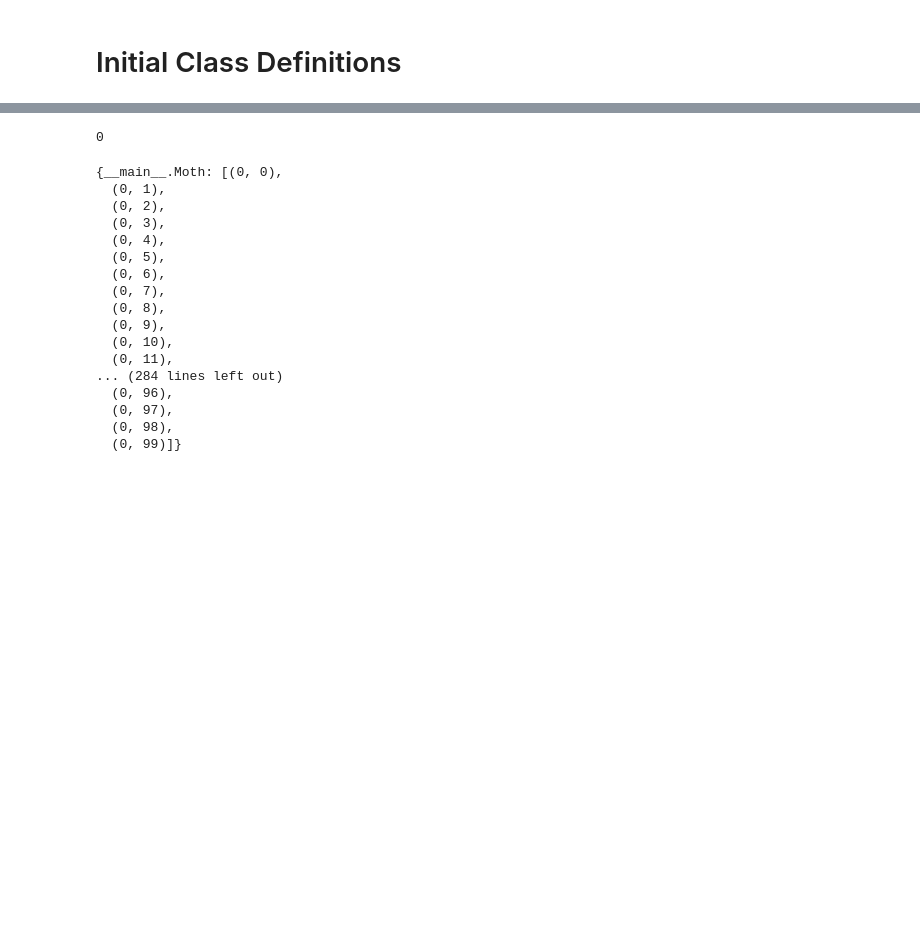
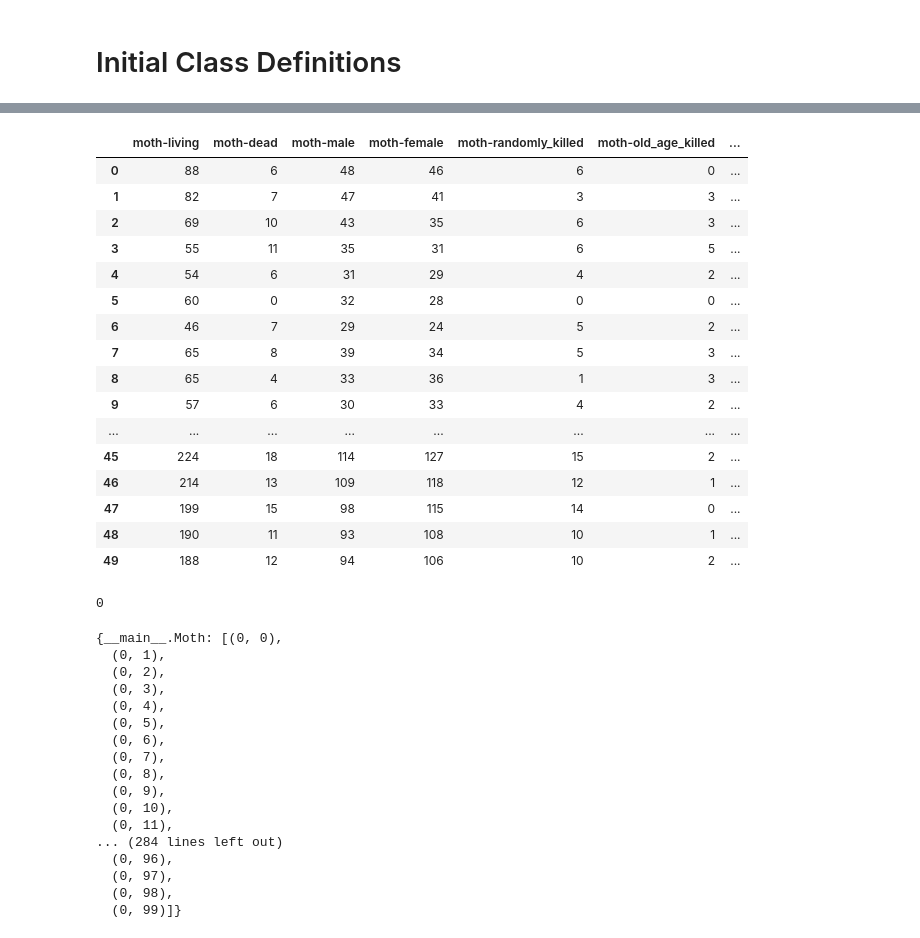
Before and after one commit to rab-ferrari/predator-prey-beetles-wasps, a Jupyter notebook: test.ipynb, the cells around one changed output, grey strips where cells are left out. Saved outputs shown, nothing was run; the diff lists cells and outputs as text; code cells hidden in the pictures; blank space fills up the shorter version.

```diff
--- a/test.ipynb
+++ b/test.ipynb
@@ -366,3 +401,23 @@ w.instant
+# %%
+w.data_log
+# %% [output]
+|  | moth-living | moth-dead | moth-male | moth-female | moth-randomly_killed | moth-old_age_killed | ... |
+| 0 | 88 | 6 | 48 | 46 | 6 | 0 | ... |
+| 1 | 82 | 7 | 47 | 41 | 3 | 3 | ... |
+| 2 | 69 | 10 | 43 | 35 | 6 | 3 | ... |
+| 3 | 55 | 11 | 35 | 31 | 6 | 5 | ... |
+| 4 | 54 | 6 | 31 | 29 | 4 | 2 | ... |
+| 5 | 60 | 0 | 32 | 28 | 0 | 0 | ... |
+| 6 | 46 | 7 | 29 | 24 | 5 | 2 | ... |
+| 7 | 65 | 8 | 39 | 34 | 5 | 3 | ... |
+| 8 | 65 | 4 | 33 | 36 | 1 | 3 | ... |
+| 9 | 57 | 6 | 30 | 33 | 4 | 2 | ... |
+| ... | ... | ... | ... | ... | ... | ... | ... |
+| 45 | 224 | 18 | 114 | 127 | 15 | 2 | ... |
+| 46 | 214 | 13 | 109 | 118 | 12 | 1 | ... |
+| 47 | 199 | 15 | 98 | 115 | 14 | 0 | ... |
+| 48 | 190 | 11 | 93 | 108 | 10 | 1 | ... |
+| 49 | 188 | 12 | 94 | 106 | 10 | 2 | ... |
 # %%
 w.instant
 # %% [output]
```
Also changed, not shown: parts of 18 cells of this notebook.
